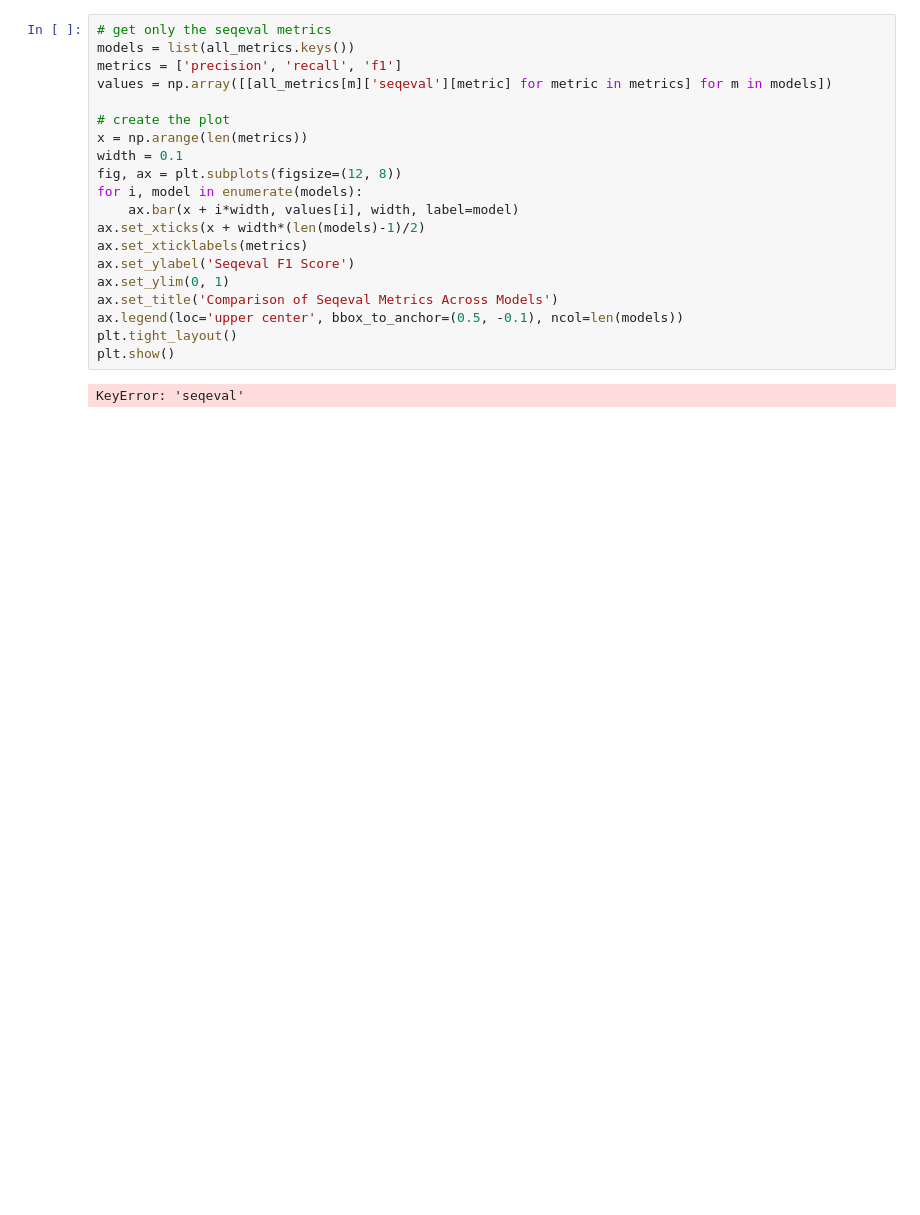
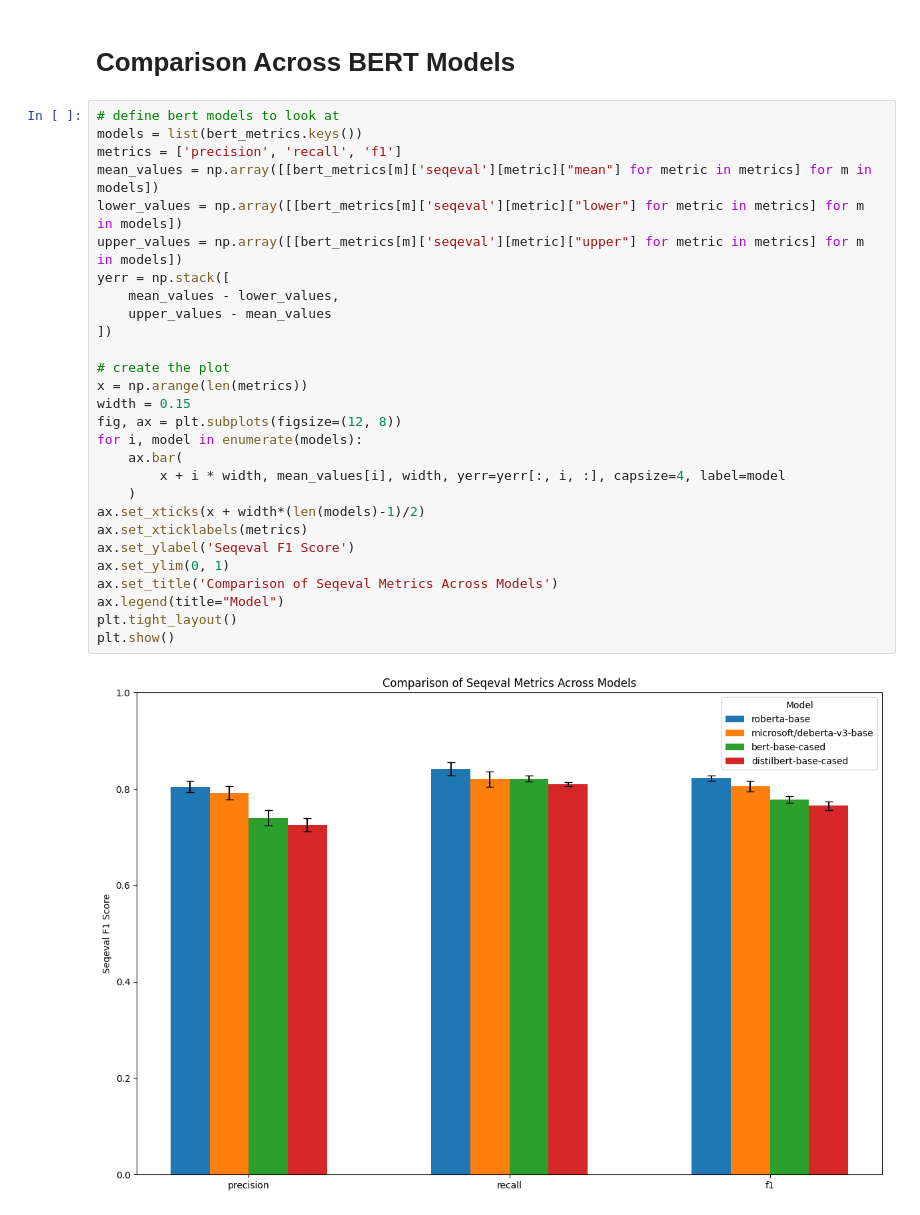
Before and after one commit to MaximilianWeiland/Master_Thesis, a Jupyter notebook: 04_classification_evaluation/group_mention_detection/visual_comparison_ner.ipynb, the cells around one changed output. Drawn from its saved outputs; the diff is of its cells as text; blank space fills up the shorter version.

```diff
--- a/04_classification_evaluation/group_mention_detection/visual_comparison_ner.ipynb
+++ b/04_classification_evaluation/group_mention_detection/visual_comparison_ner.ipynb
@@ -34,26 +43,36 @@ all_metrics = dict(
         'gpt-4o-mini'
     ]
 )
+# %% [markdown]
+# Comparison Across BERT Models
 # %%
-# get only the seqeval metrics
-models = list(all_metrics.keys())
+# define bert models to look at
+models = list(bert_metrics.keys())
 metrics = ['precision', 'recall', 'f1']
-values = np.array([[all_metrics[m]['seqeval'][metric] for metric in metrics] for m in models])
+mean_values = np.array([[bert_metrics[m]['seqeval'][metric]["mean"] for metric in metrics] for m in models])
+lower_values = np.array([[bert_metrics[m]['seqeval'][metric]["lower"] for metric in metrics] for m in models])
+upper_values = np.array([[bert_metrics[m]['seqeval'][metric]["upper"] for metric in metrics] for m in models])
+yerr = np.stack([
+    mean_values - lower_values,
+    upper_values - mean_values
+])
 
 # create the plot
 x = np.arange(len(metrics))
-width = 0.1
+width = 0.15
 fig, ax = plt.subplots(figsize=(12, 8))
 for i, model in enumerate(models):
-    ax.bar(x + i*width, values[i], width, label=model)
+    ax.bar(
+        x + i * width, mean_values[i], width, yerr=yerr[:, i, :], capsize=4, label=model
+    )
 ax.set_xticks(x + width*(len(models)-1)/2)
 ax.set_xticklabels(metrics)
 ax.set_ylabel('Seqeval F1 Score')
 ax.set_ylim(0, 1)
 ax.set_title('Comparison of Seqeval Metrics Across Models')
-ax.legend(loc='upper center', bbox_to_anchor=(0.5, -0.1), ncol=len(models))
+ax.legend(title="Model")
 plt.tight_layout()
 plt.show()
 # %% [output]
-KeyError: 'seqeval'
+[figure, added]
 # %%
```
Also changed, not shown: parts of 5 cells of this notebook, 49 other files.
